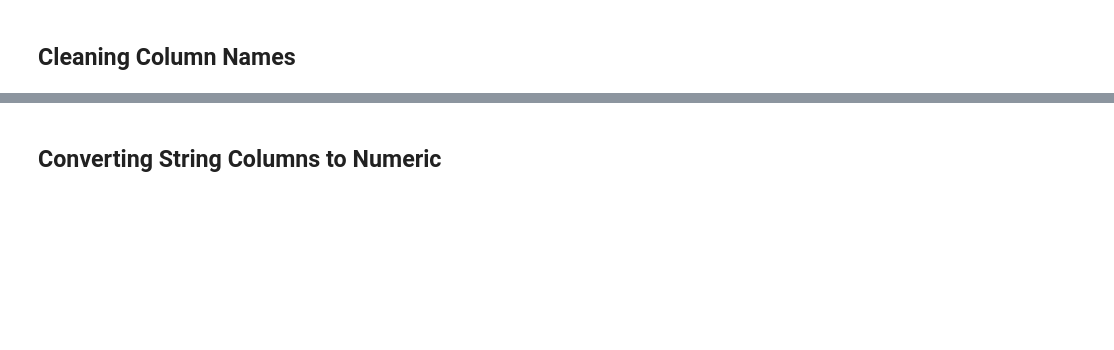
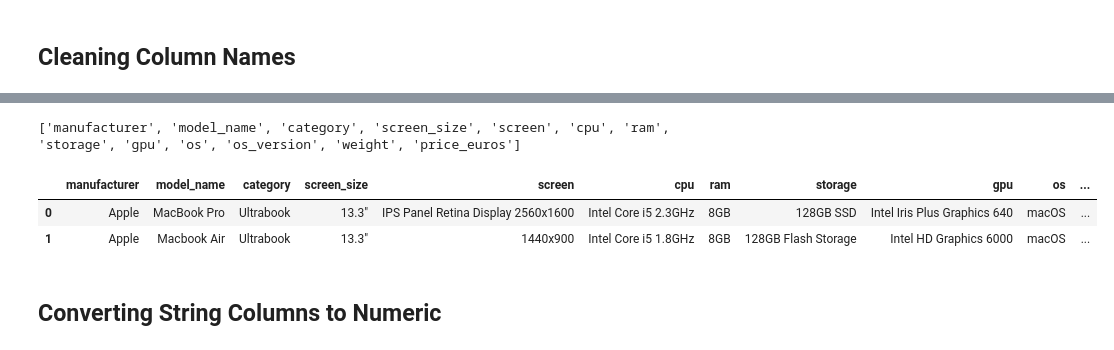
Before and after one commit to icta-tecaji/python-data-analysis-public, a Jupyter notebook: Del_04_Priprava_in_čiščenje_podatkov/04_Priprava_in_čiščenje_podatkov_CLEAN.ipynb, the cells around one changed output, grey strips where cells are left out. Cells and saved outputs as stored; diff of their text form; code cells hidden in the pictures; blank space fills up the shorter version.

```diff
--- a/Del_04_Priprava_in_čiščenje_podatkov/04_Priprava_in_čiščenje_podatkov_CLEAN.ipynb
+++ b/Del_04_Priprava_in_čiščenje_podatkov/04_Priprava_in_čiščenje_podatkov_CLEAN.ipynb
@@ -19,3 +127,33 @@ laptops_test.columns = ['A', 'B', 'C', 'D', 'E',
+# %%
+def clean_col(col):
+    col = col.strip()
+    col = col.replace('Operating System', 'os')
+    col = col.replace(' ', '_')
+    col = col.replace('(', "")
+    col = col.replace(')', "")
+    col = col.lower()
+    return col
+# %%
+new_columns = []
+
+for c in laptops.columns:
+    clean_c = clean_col(c)
+    new_columns.append(clean_c)
+# %%
+# list comprehension -> boljše
+new_columns = [clean_col(c) for c in laptops.columns]
+# %%
+print(new_columns)
+# %% [output]
+['manufacturer', 'model_name', 'category', 'screen_size', 'screen', 'cpu', 'ram', 'storage', 'gpu', 'os', 'os_version', 'weight', 'price_euros']
+# %%
+laptops.columns = new_columns
+# %%
+laptops.head(2)
+# %% [output]
+|  | manufacturer | model_name | category | screen_size | screen | cpu | ram | storage | gpu | os | ... |
+| 0 | Apple | MacBook Pro | Ultrabook | 13.3" | IPS Panel Retina Display 2560x1600 | Intel Core i5 2.3GHz | 8GB | 128GB SSD | Intel Iris Plus Graphics 640 | macOS | ... |
+| 1 | Apple | Macbook Air | Ultrabook | 13.3" | 1440x900 | Intel Core i5 1.8GHz | 8GB | 128GB Flash Storage | Intel HD Graphics 6000 | macOS | ... |
 # %% [markdown]
 ## Converting String Columns to Numeric
 # %% [markdown]
```
Also changed, not shown: parts of 15 cells of this notebook.
